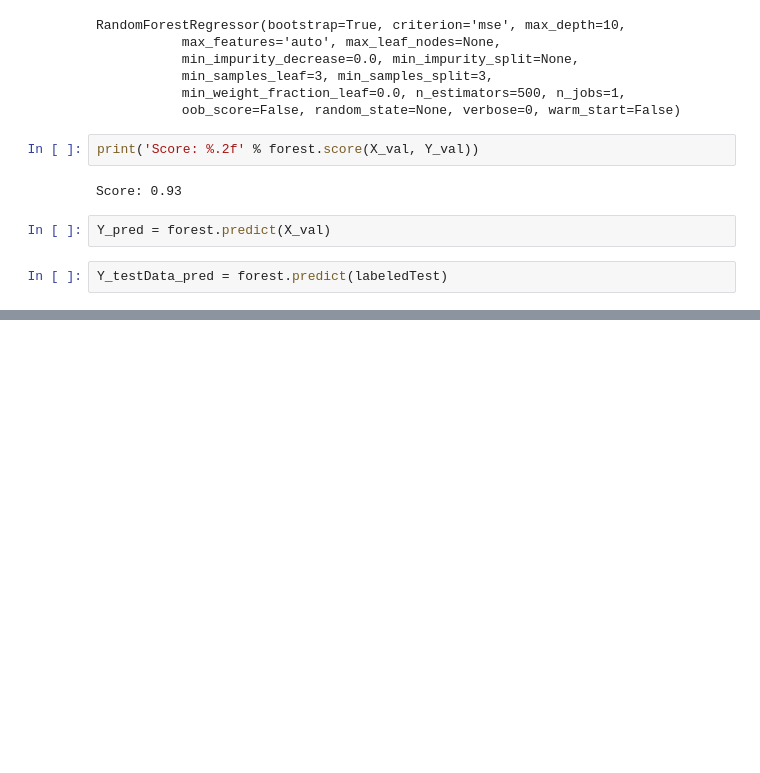
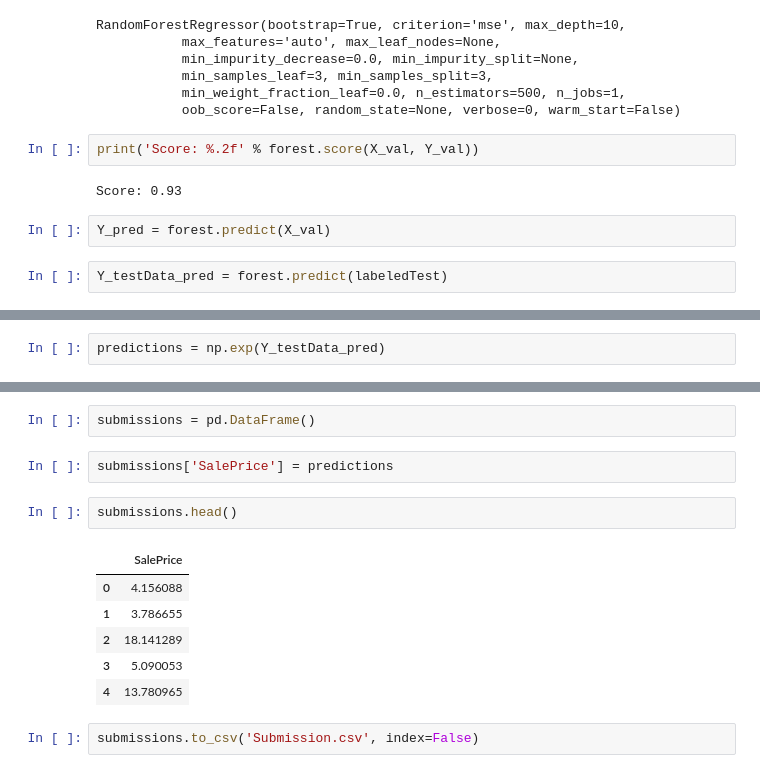
Before and after one commit to ddb95/Data_Science_and_ML_Projects, a Jupyter notebook: predictingUsedCars/PredictUsedCarsPrice.ipynb, the cells around one changed output, grey strips where cells are left out. Saved outputs shown, nothing was run; the diff lists cells and outputs as text; blank space fills up the shorter version.

Commit message:
Submission done 1

```diff
--- a/predictingUsedCars/PredictUsedCarsPrice.ipynb
+++ b/predictingUsedCars/PredictUsedCarsPrice.ipynb
@@ -790,0 +809,2 @@ def rmsle(y,y_pred):
+# %%
+predictions = np.exp(Y_testData_pred)
@@ -790,0 +816,15 @@ def rmsle(y,y_pred):
+# %%
+submissions = pd.DataFrame()
+# %%
+submissions['SalePrice'] = predictions
+# %%
+submissions.head()
+# %% [output]
+|  | SalePrice |
+| 0 | 4.156088 |
+| 1 | 3.786655 |
+| 2 | 18.141289 |
+| 3 | 5.090053 |
+| 4 | 13.780965 |
+# %%
+submissions.to_csv('Submission.csv', index=False)
```
Also changed, not shown: parts of 6 cells of this notebook, 2 other files.
